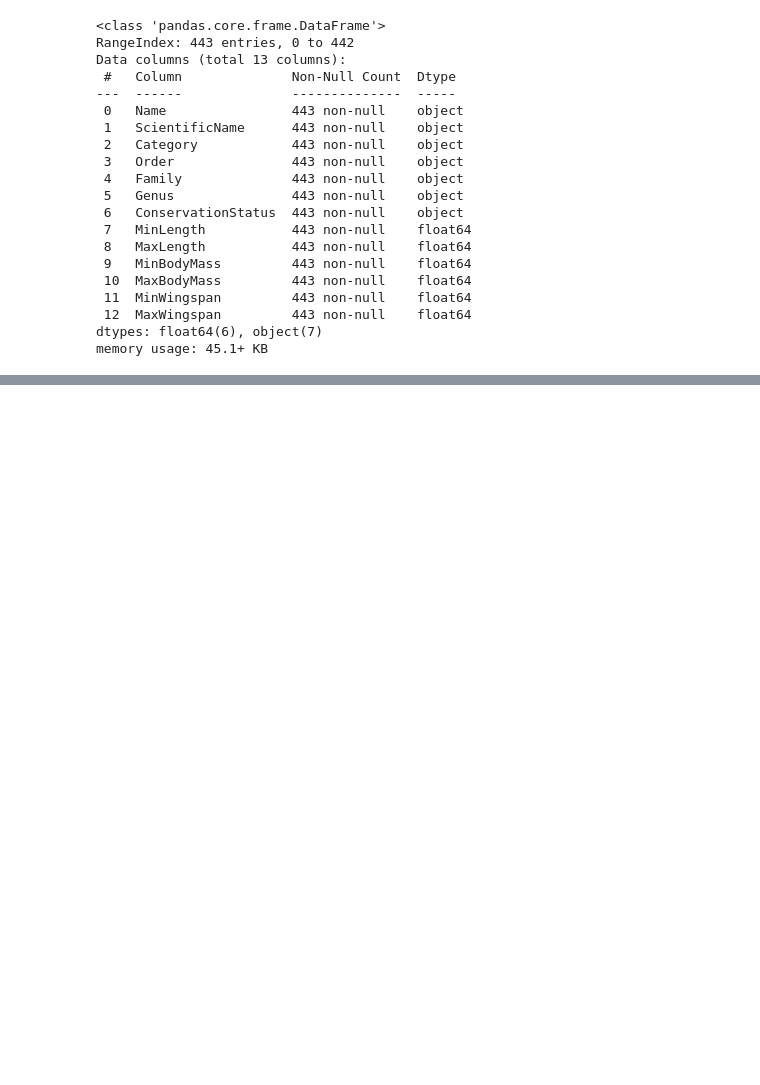
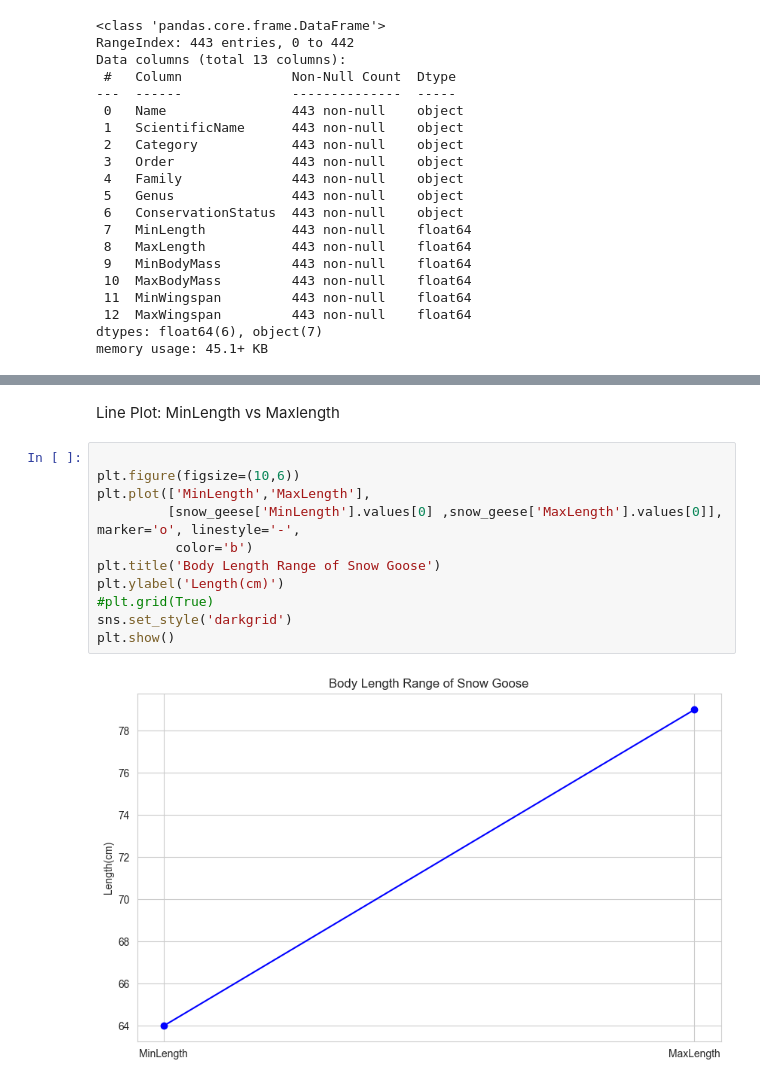
Before and after one commit to Faizaaminu/ML_Assessment, a Jupyter notebook: Data Visualiztion/visualization_quantities.ipynb, the cells around one changed output, grey strips where cells are left out. Drawn from its saved outputs; the diff is of its cells as text; blank space fills up the shorter version.

```diff
--- a/Data Visualiztion/visualization_quantities.ipynb
+++ b/Data Visualiztion/visualization_quantities.ipynb
@@ -370,0 +107,15 @@ plt.show()
+# %% [markdown]
+Line Plot: MinLength vs Maxlength
+# %%
+
+plt.figure(figsize=(10,6))
+plt.plot(['MinLength','MaxLength'],
+         [snow_geese['MinLength'].values[0] ,snow_geese['MaxLength'].values[0]],  marker='o', linestyle='-',
+          color='b')
+plt.title('Body Length Range of Snow Goose')
+plt.ylabel('Length(cm)')
+#plt.grid(True)
+sns.set_style('darkgrid')
+plt.show()
+# %% [output]
+[figure, added]
```
Also changed, not shown: parts of 49 cells of this notebook.
